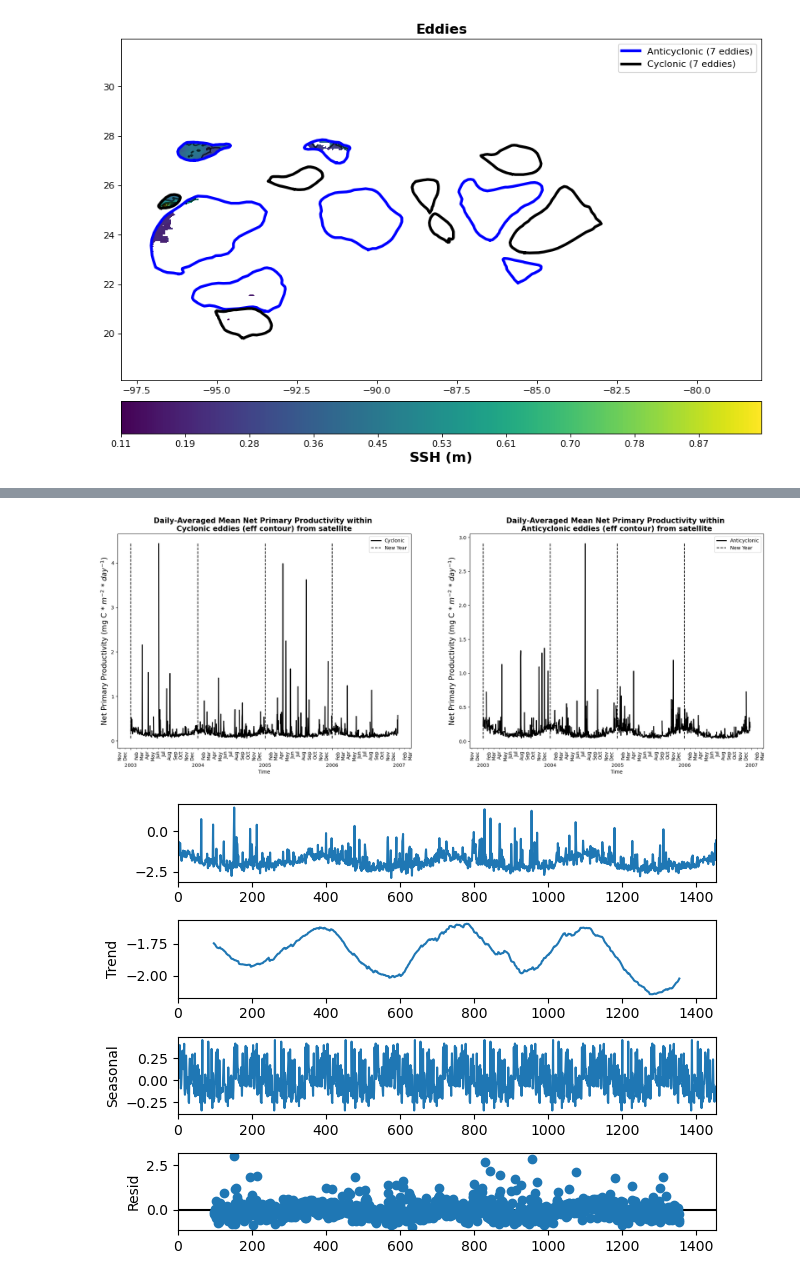
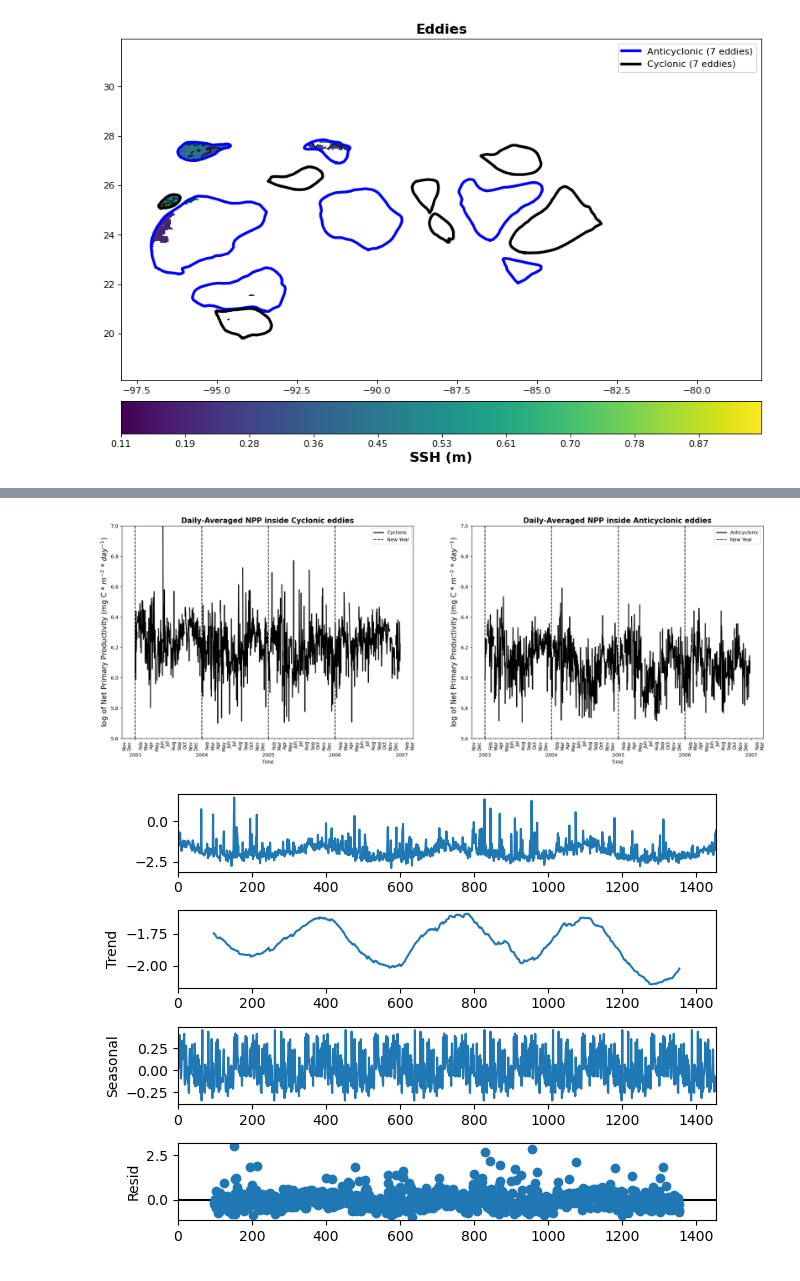
Before and after one commit to watkinson7/Graduate_Thesis_Research_Fall_2022, a Jupyter notebook: Python_Code/Mask_outside_eddy_calc_mean_time_series.ipynb, the cells around one changed output, grey strips where cells are left out. Drawn from its saved outputs; the diff is of its cells as text; code cells hidden in the pictures.

```diff
--- a/Python_Code/Mask_outside_eddy_calc_mean_time_series.ipynb
+++ b/Python_Code/Mask_outside_eddy_calc_mean_time_series.ipynb
@@ -64,7 +64,7 @@ while n < len(sat_files):
 
     ######code for creating mask for values inside the eddy contour
     x_name_cycl, y_name_cycl = c.intern(False)# We will use the outter effective contour and not the inner speed contour
-    adt_cycl = sat_data.grid("chlor_a")
+    adt_cycl = sat_data.grid("npp")
     mask_cycl = ones(adt_cycl.shape, dtype="bool")#creates boolean array to use in masking values for cyclonic eddies
 
     ######takes the vertice points that defines the Cyclonic eddy edge and finds i,j pixels within those vertices
@@ -81,7 +81,7 @@ while n < len(sat_files):
 
     ######code for creating mask for values outside the eddy contour
     x_name_anti, y_name_anti = a.intern(False)# We will use the outter effective contour and not the inner speed contour
-    adt_anti = sat_data.grid("chlor_a")
+    adt_anti = sat_data.grid("npp")
     mask_anti = ones(adt_anti.shape, dtype="bool")#creates boolean array to use in masking values for anticyclonic eddies
 
     ######takes the vertice points that defines the eddy edge and finds i,j pixels outside of those vertices
@@ -119,7 +119,7 @@ We assume pixel position of grid is centered for /data/watkinson/Fall2022/Sat_da
 print(np.shape(anti_chlor_mean))
 series = pd.Series(cycl_chlor_mean)
 series2 = pd.Series(anti_chlor_mean)
-cycl_chlor_mean[cycl_chlor_mean > 7] = np.nan
+#cycl_chlor_mean[cycl_chlor_mean > 7] = np.nan
 #print("Daily-averaged Mean Chlorophyll inside Anticyclonic Eddy Statistical Summary:\n",series2.describe())
 #print("Daily-averaged Mean Chlorophyll inside Cyclonic Eddy Statistical Summary:\n",series.describe())
 #print("Daily-averaged Mean Phyto. Carbon Biomass inside Anticyclonic Eddy Statistical Summary:\n",series2.describe())
@@ -248,6 +289,7 @@ nan
 # %%
 start = dt.datetime(2003,1,1)
 new_dates = [start + dt.timedelta(days=i) for i in range(1454)]
+#new_dates = [start + dt.timedelta(days=i) for i in range(1094)]
 #new_dates_y = [start + dt.timedelta(days=i) for i in range(360)]
 #y=new_dates_y
 #print(new_dates)
@@ -269,10 +311,17 @@ fig, (ax1,ax2) = plt.subplots(1,2,figsize=(24,8))
 #ax2.set_title('Daily-Averaged Mean Chlorophyll within GoM-tuned \nAnticyclonic eddies (eff contour) from satellite',loc='center',fontsize=15,fontweight='bold')
 #ax1.set_title('Daily-Averaged Mean Phytoplankton Carbon Biomass \nCyclonic eddies (eff contour) from satellite',loc='center',fontsize=15,fontweight='bold')
 #ax2.set_title('Daily-Averaged Mean Phytoplankton Carbon Biomass \nAnticyclonic eddies (eff contour) from satellite',loc='center',fontsize=15,fontweight='bold')
-ax1.set_title('Daily-Averaged Mean Net Primary Productivity within \nCyclonic eddies (eff contour) from satellite',loc='center',fontsize=15,fontweight='bold')
-ax2.set_title('Daily-Averaged Mean Net Primary Productivity within \nAnticyclonic eddies (eff contour) from satellite',loc='center',fontsize=15,fontweight='bold')
+#ax1.set_title('Daily-Averaged Mean Net Primary Productivity within \nCyclonic eddies (eff contour) from satellite',loc='center',fontsize=15,fontweight='bold')
+#ax2.set_title('Daily-Averaged Mean Net Primary Productivity within \nAnticyclonic eddies (eff contour) from satellite',loc='center',fontsize=15,fontweight='bold')
+ax1.set_title('Daily-Averaged NPP inside Cyclonic eddies',loc='center',fontsize=15,fontweight='bold')
+ax2.set_title('Daily-Averaged NPP inside Anticyclonic eddies',loc='center',fontsize=15,fontweight='bold')
+
 #ax1.set_ylim(-3,1)
 #ax2.set_ylim(100,700)
+#cycl_chlor_mean = np.log(cycl_chlor_mean)
+#anti_chlor_mean =  np.log(anti_chlor_mean)
+#cycl_chlor_mean[cycl_chlor_mean < 5.7] = np.nan
+#anti_chlor_mean[anti_chlor_mean < 5.7] = np.nan
 #ax1.plot(x,np.log(cycl_chlor_mean),label='Cyclonic',color='k',lw=2)#,alpha=.5)
 ax1.plot(x,cycl_chlor_mean,label='Cyclonic',color='k',lw=2)#,alpha=.5)
 #ax2.plot(x,np.log(anti_chlor_mean),label='Anticyclonic',color='k',lw=2)#,alpha=.5)
@@ -281,55 +330,59 @@ ax2.plot(x,anti_chlor_mean,label='Anticyclonic',color='k',lw=2)#,alpha=.5)
 '''
 ax3 = ax1.twinx()
 ax4 = ax2.twinx()
-ax3.plot(x,cycl_eddies.effective_radius.resample('D').mean(), label='Amplitude',color='blue',lw=2,alpha=.5)
-ax3.plot(x,anti_eddies.effective_radius.resample('D').mean(), label='Amplitude',color='green',lw=2,alpha=.5)
-ax4.plot(x,cycl_eddies.effective_radius.resample('D').mean(), label='Amplitude',color='blue',lw=2,alpha=.5)
-ax4.plot(x,anti_eddies.effective_radius.resample('D').mean(), label='Amplitude',color='green',lw=2,alpha=.5)
+ax3.plot(x,np.log(cycl_eddies), label='Amplitude',color='red',lw=2)#,alpha=.5)
+#ax3.plot(x,anti_eddies.amplitude, label='Amplitude',color='green',lw=2,alpha=.5)
+#ax4.plot(x,cycl_eddies.amplitude, label='Amplitude',color='blue',lw=2,alpha=.5)
+ax4.plot(x,np.log(anti_eddies), label='Amplitude',color='red',lw=2)#,alpha=.5)
 '''
 #ax1.vlines(x=['2003-01-01','2004-01-01','2005-01-01','2006-01-01'],
           #ymin=np.nanmin(np.log(cycl_chlor_mean)), ymax=np.nanmax(np.log(cycl_chlor_mean)),colors='k',ls='--',label='New Year')
+#ax1.vlines(x=['2003-01-01','2004-01-01','2005-01-01','2006-01-01'],
+          #ymin=np.nanmin(cycl_chlor_mean), ymax=np.nanmax(cycl_chlor_mean),colors='k',ls='--',label='New Year')
 ax1.vlines(x=['2003-01-01','2004-01-01','2005-01-01','2006-01-01'],
-          ymin=np.nanmin(cycl_chlor_mean), ymax=np.nanmax(cycl_chlor_mean),colors='k',ls='--',label='New Year')
+          ymin=5.6, ymax=7,colors='k',ls='--',label='New Year')
 ax1.xaxis.set_major_locator(years)
 ax1.xaxis.set_major_formatter(xfmt_major)
 #ax1.set_xticklabels(['Jan','Feb','Mar','Apr','May','Jun','Jul','Aug','Sep','Oct','Nov','Dec'])
 ax1.xaxis.set_minor_locator(months)
 ax1.xaxis.set_minor_formatter(xfmt_minor)
 plt.setp(ax1.xaxis.get_minorticklabels(), rotation=90)
 ax1.set_xlabel('Time')
 #ax1.set_ylabel('Chl (mg * $m^{-3}$)',fontsize=15)
 #ax1.set_ylabel('log of Chl (mg * $m^{-3}$)',fontsize=15)
 #ax1.set_ylabel('Phyto. Cabon Biomass (mg C * $m^{-3}$)',fontsize=15)
 #ax1.set_ylabel('log of Phyto. Cabon Biomass (mg C * $m^{-3}$)',fontsize=15)
-ax1.set_ylabel('Net Primary Productivity (mg C * $m^{-2}$ * $day^{-1}$)',fontsize=15)
-#ax1.set_ylabel('log of Net Primary Productivity (mg C * $m^{-2}$ * $day^{-1}$)',fontsize=15)
+#ax1.set_ylabel('Net Primary Productivity (mg C * $m^{-2}$ * $day^{-1}$)',fontsize=15)
+ax1.set_ylabel('log of Net Primary Productivity (mg C * $m^{-2}$ * $day^{-1}$)',fontsize=15)
 ax1.legend(loc='best')
 
 #ax2.vlines(x=['2003-01-01','2004-01-01','2005-01-01','2006-01-01'],
           #ymin=np.nanmin(np.log(anti_chlor_mean)), ymax=np.nanmax(np.log(anti_chlor_mean)),colors='k',ls='--',label='New Year')
+#ax2.vlines(x=['2003-01-01','2004-01-01','2005-01-01','2006-01-01'],
+          #ymin=np.nanmin(anti_chlor_mean), ymax=np.nanmax(anti_chlor_mean),colors='k',ls='--',label='New Year')
 ax2.vlines(x=['2003-01-01','2004-01-01','2005-01-01','2006-01-01'],
-          ymin=np.nanmin(anti_chlor_mean), ymax=np.nanmax(anti_chlor_mean),colors='k',ls='--',label='New Year')
+          ymin=5.6, ymax=7,colors='k',ls='--',label='New Year')
 ax2.xaxis.set_major_locator(years)
 ax2.xaxis.set_major_formatter(xfmt_major)
 #ax1.set_xticklabels(['Jan','Feb','Mar','Apr','May','Jun','Jul','Aug','Sep','Oct','Nov','Dec'])
 ax2.xaxis.set_minor_locator(months)
 ax2.xaxis.set_minor_formatter(xfmt_minor)
 plt.setp(ax2.xaxis.get_minorticklabels(), rotation=90)
 ax2.set_xlabel('Time')
 #ax2.set_ylabel('Chl (mg * $m^{-3}$)',fontsize=15)
 #ax2.set_ylabel('log of Chl (mg * $m^{-3}$)',fontsize=15)
 #ax2.set_ylabel('Phyto. Cabon Biomass (mg C * $m^{-3}$)',fontsize=15)
 #ax2.set_ylabel('log of Phyto. Cabon Biomass (mg C * $m^{-3}$)',fontsize=15)
-ax2.set_ylabel('Net Primary Productivity (mg C * $m^{-2}$ * $day^{-1}$)',fontsize=15)
-#ax2.set_ylabel('log of Net Primary Productivity (mg C * $m^{-2}$ * $day^{-1}$)',fontsize=15)
+#ax2.set_ylabel('Net Primary Productivity (mg C * $m^{-2}$ * $day^{-1}$)',fontsize=15)
+ax2.set_ylabel('log of Net Primary Productivity (mg C * $m^{-2}$ * $day^{-1}$)',fontsize=15)
 ax2.legend(loc='best')
-#ax1.set_ylim(200,800)
-#ax2.set_ylim(200,800)
+ax1.set_ylim(5.6,7)
+ax2.set_ylim(5.6,7)
 #ax3.set_ylabel('Amplitude (meters)',fontsize=15)
 #ax4.set_ylabel('Amplitude (meters)',fontsize=15)
 plt.show()
 # %% [output]
-[figure, old version]
+[figure, new version]
 # %%
 from statsmodels.tsa.seasonal import seasonal_decompose
 
```
Also changed, not shown: parts of 2 cells of this notebook.
